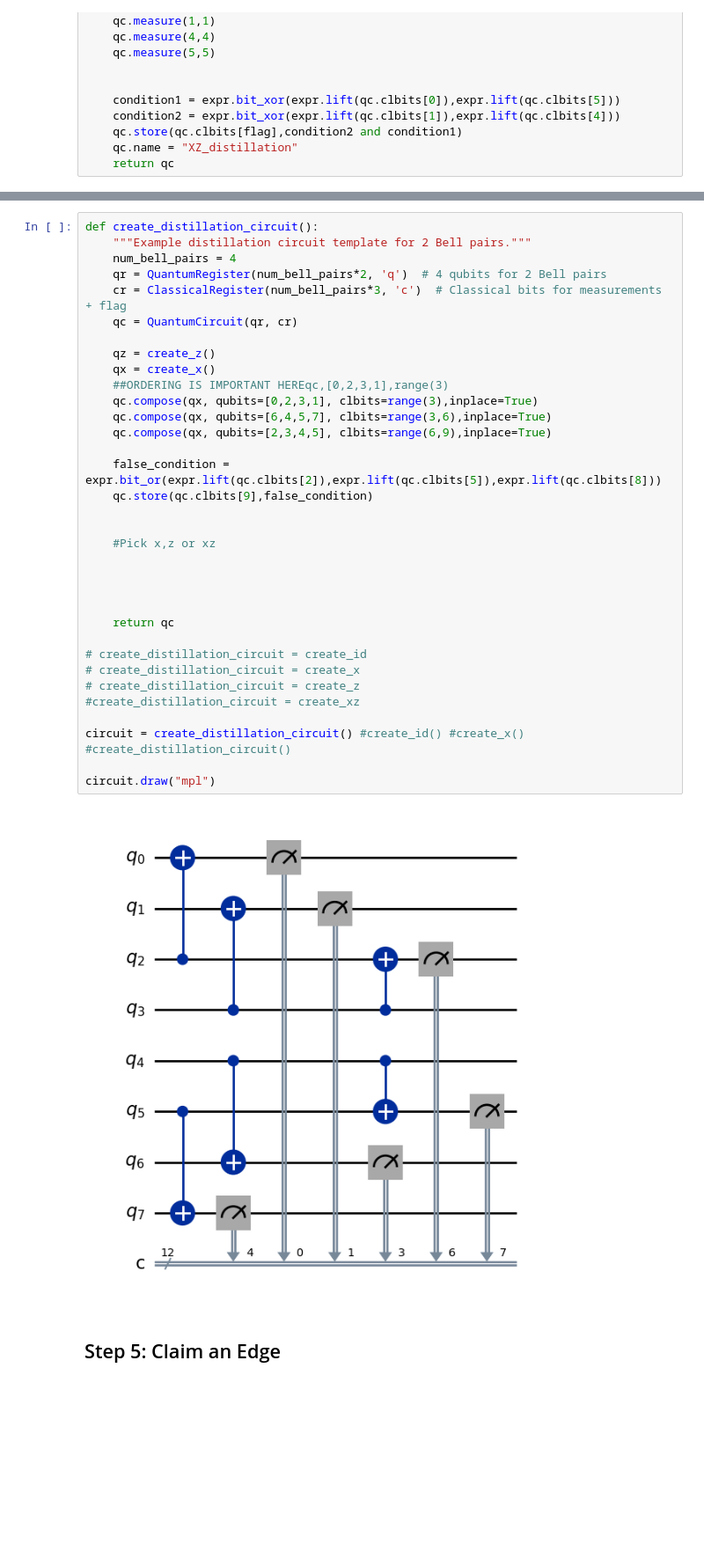
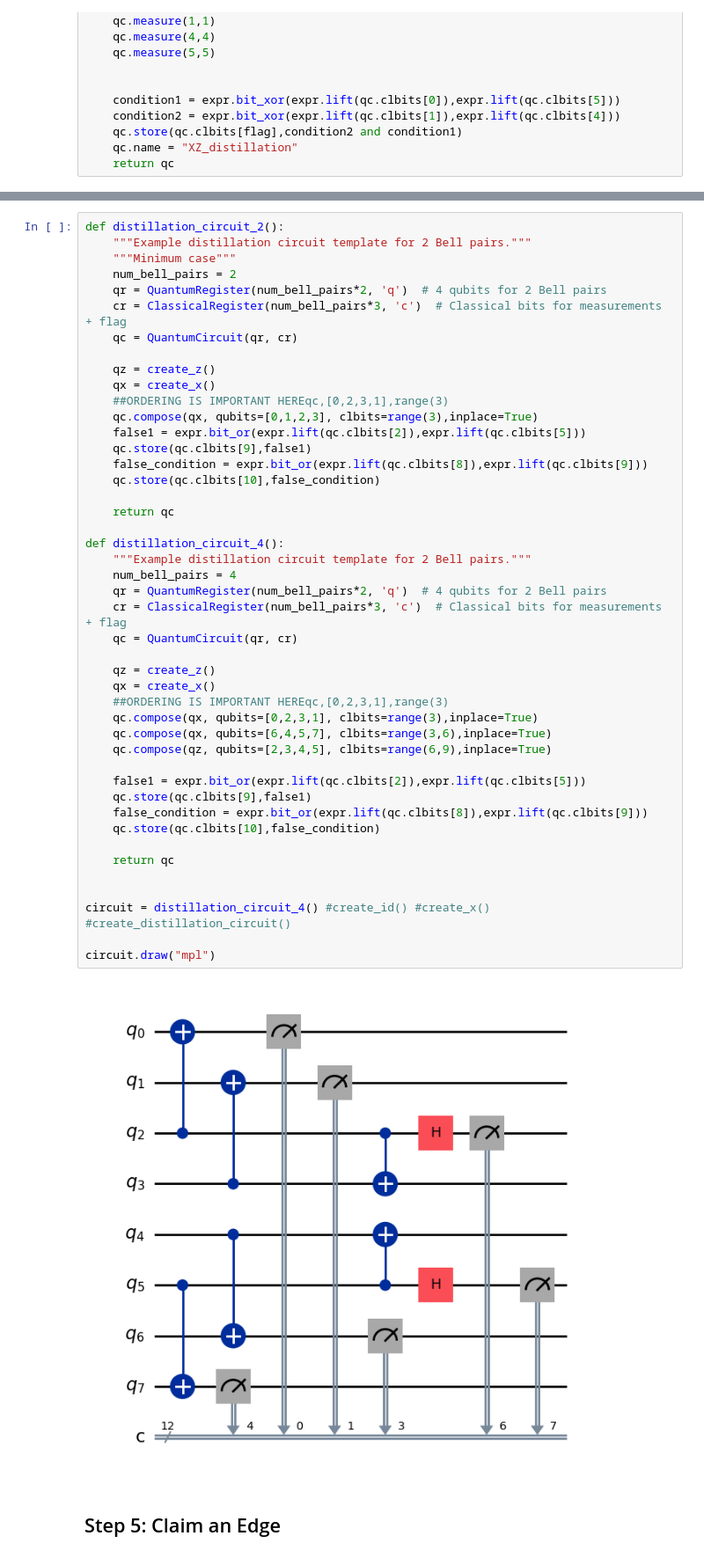
Before and after one commit to fwilhelmy/mit-iquhack-2026, a Jupyter notebook: src/Shane/2026-IonQ-challenge/demo_polish.ipynb, the cells around one changed output, grey strips where cells are left out. Shown at 88% size. Drawn from its saved outputs; the diff is of its cells as text; blank space fills up the shorter version.

```diff
--- a/src/Shane/2026-IonQ-challenge/demo_polish.ipynb
+++ b/src/Shane/2026-IonQ-challenge/demo_polish.ipynb
@@ -217,39 +221,50 @@ def create_xz():
 # %%
-def create_distillation_circuit():
+def distillation_circuit_2():
+    """Example distillation circuit template for 2 Bell pairs."""
+    """Minimum case"""
+    num_bell_pairs = 2
+    qr = QuantumRegister(num_bell_pairs*2, 'q')  # 4 qubits for 2 Bell pairs
+    cr = ClassicalRegister(num_bell_pairs*3, 'c')  # Classical bits for measurements + flag
+    qc = QuantumCircuit(qr, cr)
+
+    qz = create_z()
+    qx = create_x()
+    ##ORDERING IS IMPORTANT HEREqc,[0,2,3,1],range(3)
+    qc.compose(qx, qubits=[0,1,2,3], clbits=range(3),inplace=True)
+    false1 = expr.bit_or(expr.lift(qc.clbits[2]),expr.lift(qc.clbits[5]))
+    qc.store(qc.clbits[9],false1)
+    false_condition = expr.bit_or(expr.lift(qc.clbits[8]),expr.lift(qc.clbits[9]))
+    qc.store(qc.clbits[10],false_condition)
+
+    return qc
+
+def distillation_circuit_4():
     """Example distillation circuit template for 2 Bell pairs."""
     num_bell_pairs = 4
     qr = QuantumRegister(num_bell_pairs*2, 'q')  # 4 qubits for 2 Bell pairs
     cr = ClassicalRegister(num_bell_pairs*3, 'c')  # Classical bits for measurements + flag
     qc = QuantumCircuit(qr, cr)
 
     qz = create_z()
     qx = create_x()
     ##ORDERING IS IMPORTANT HEREqc,[0,2,3,1],range(3)
     qc.compose(qx, qubits=[0,2,3,1], clbits=range(3),inplace=True)
     qc.compose(qx, qubits=[6,4,5,7], clbits=range(3,6),inplace=True)
-    qc.compose(qx, qubits=[2,3,4,5], clbits=range(6,9),inplace=True)
+    qc.compose(qz, qubits=[2,3,4,5], clbits=range(6,9),inplace=True)
 
-    false_condition = expr.bit_or(expr.lift(qc.clbits[2]),expr.lift(qc.clbits[5]),expr.lift(qc.clbits[8]))
-    qc.store(qc.clbits[9],false_condition)
-
-
-    #Pick x,z or xz
-
-
-
+    false1 = expr.bit_or(expr.lift(qc.clbits[2]),expr.lift(qc.clbits[5]))
+    qc.store(qc.clbits[9],false1)
+    false_condition = expr.bit_or(expr.lift(qc.clbits[8]),expr.lift(qc.clbits[9]))
+    qc.store(qc.clbits[10],false_condition)
 
     return qc
 
-# create_distillation_circuit = create_id
-# create_distillation_circuit = create_x
-# create_distillation_circuit = create_z
-#create_distillation_circuit = create_xz
 
-circuit = create_distillation_circuit() #create_id() #create_x() #create_distillation_circuit()
+circuit = distillation_circuit_4() #create_id() #create_x() #create_distillation_circuit()
 
 circuit.draw("mpl")
 # %% [output]
-[figure, old version]
+[figure, new version]
 # %% [markdown]
 ## Step 5: Claim an Edge
 # %%
```
Also changed, not shown: parts of 3 cells of this notebook.
